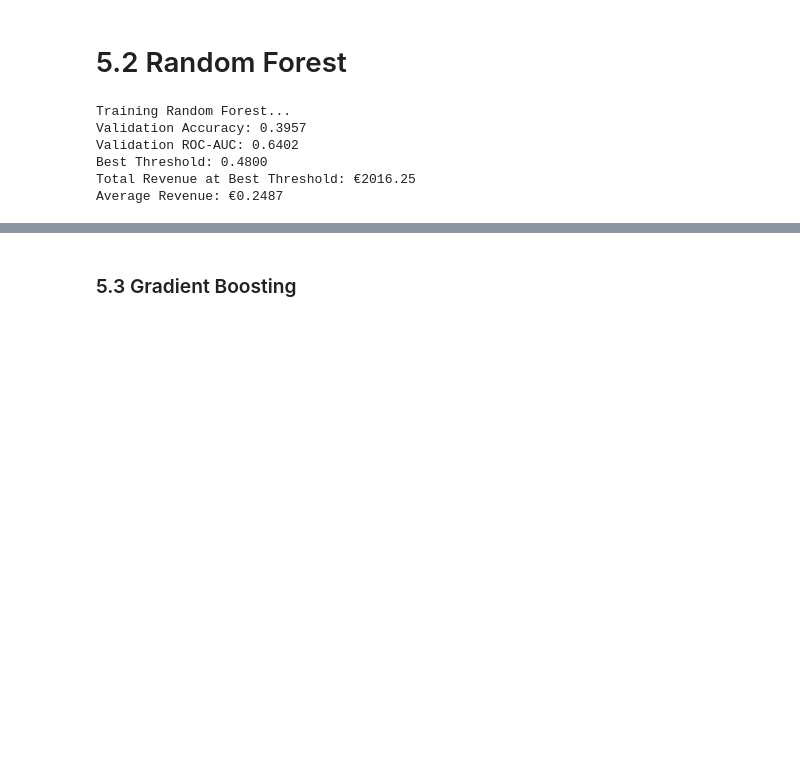
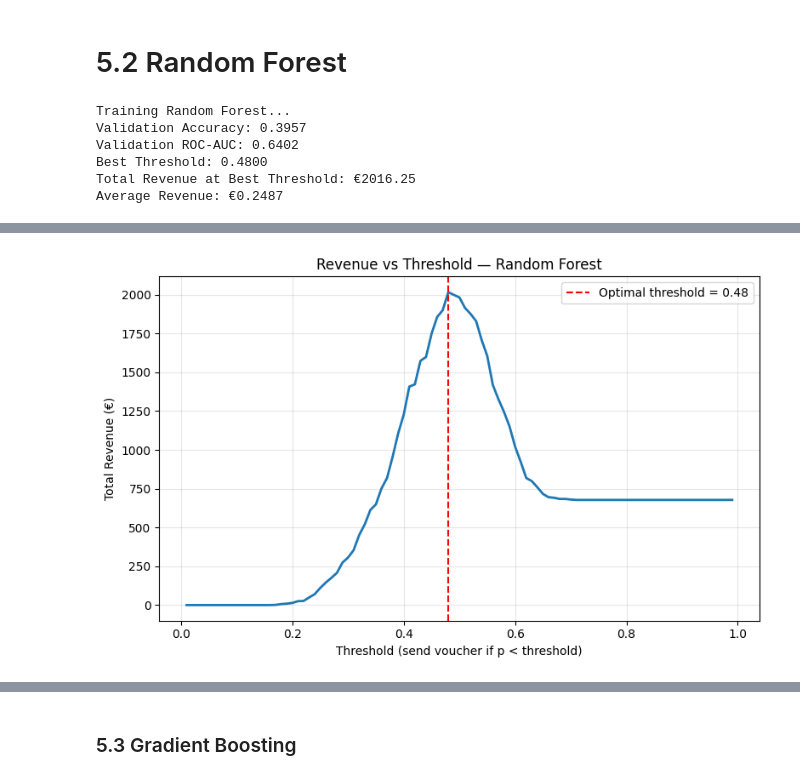
Before and after one commit to ungeralexan/ml_assignment, a Jupyter notebook: project.ipynb, the cells around one changed output, grey strips where cells are left out. Saved outputs shown, nothing was run; the diff lists cells and outputs as text; code cells hidden in the pictures; blank space fills up the shorter version.

```diff
--- a/project.ipynb
+++ b/project.ipynb
@@ -1070,0 +1191,26 @@ Average Revenue: €0.2487
+# %%
+rev_df = result_rf["threshold_results"]
+
+plt.figure(figsize=(8, 5))
+plt.plot(
+    rev_df["threshold"],
+    rev_df["total_revenue"],
+    linewidth=2
+)
+
+plt.axvline(
+    result_rf["best_threshold"],
+    color="red",
+    linestyle="--",
+    label=f"Optimal threshold = {result_rf['best_threshold']:.2f}"
+)
+
+plt.title("Revenue vs Threshold — Random Forest")
+plt.xlabel("Threshold (send voucher if p < threshold)")
+plt.ylabel("Total Revenue (€)")
+plt.legend()
+plt.grid(alpha=0.3)
+plt.tight_layout()
+plt.show()
+# %% [output]
+[figure, added]
```
Also changed, not shown: parts of 32 cells of this notebook.
